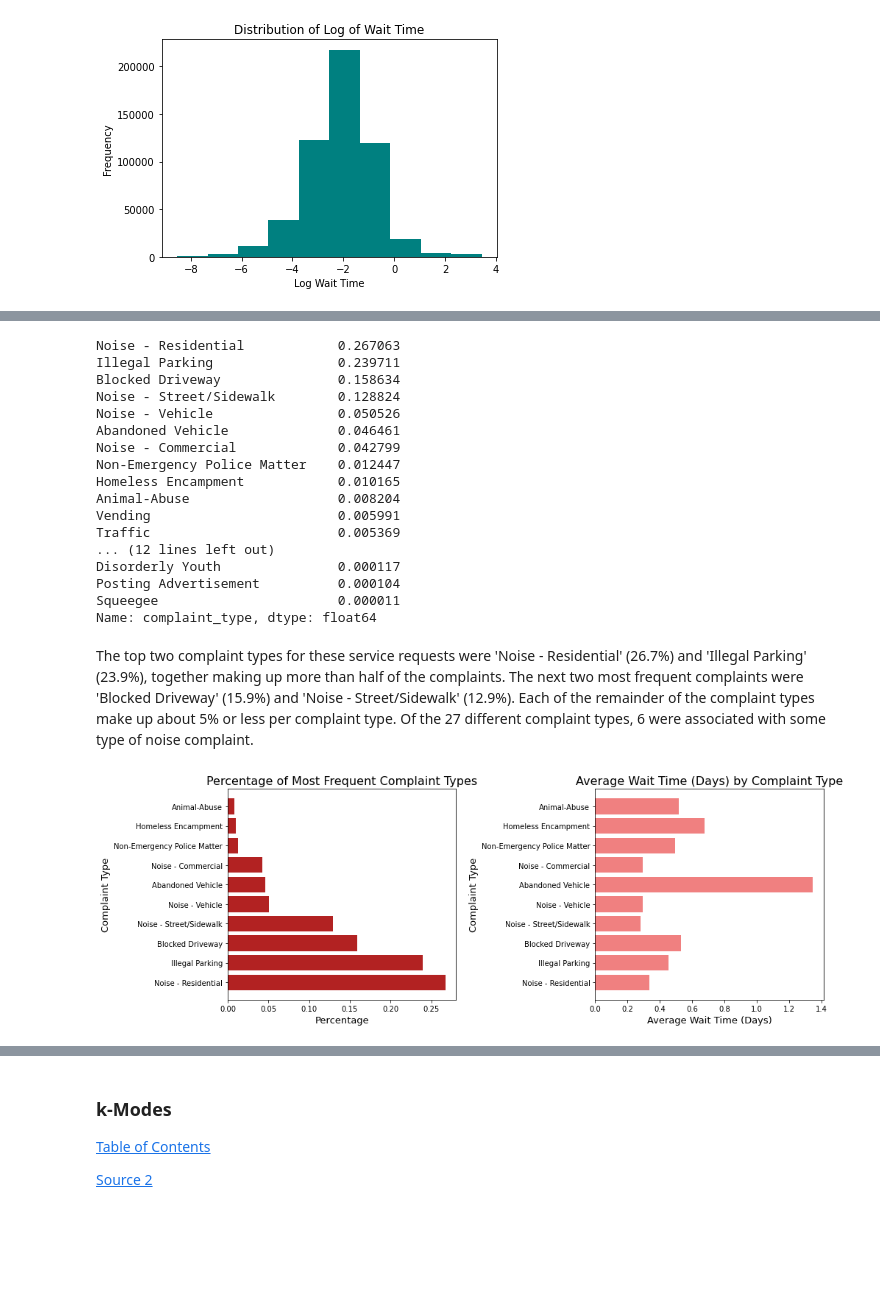
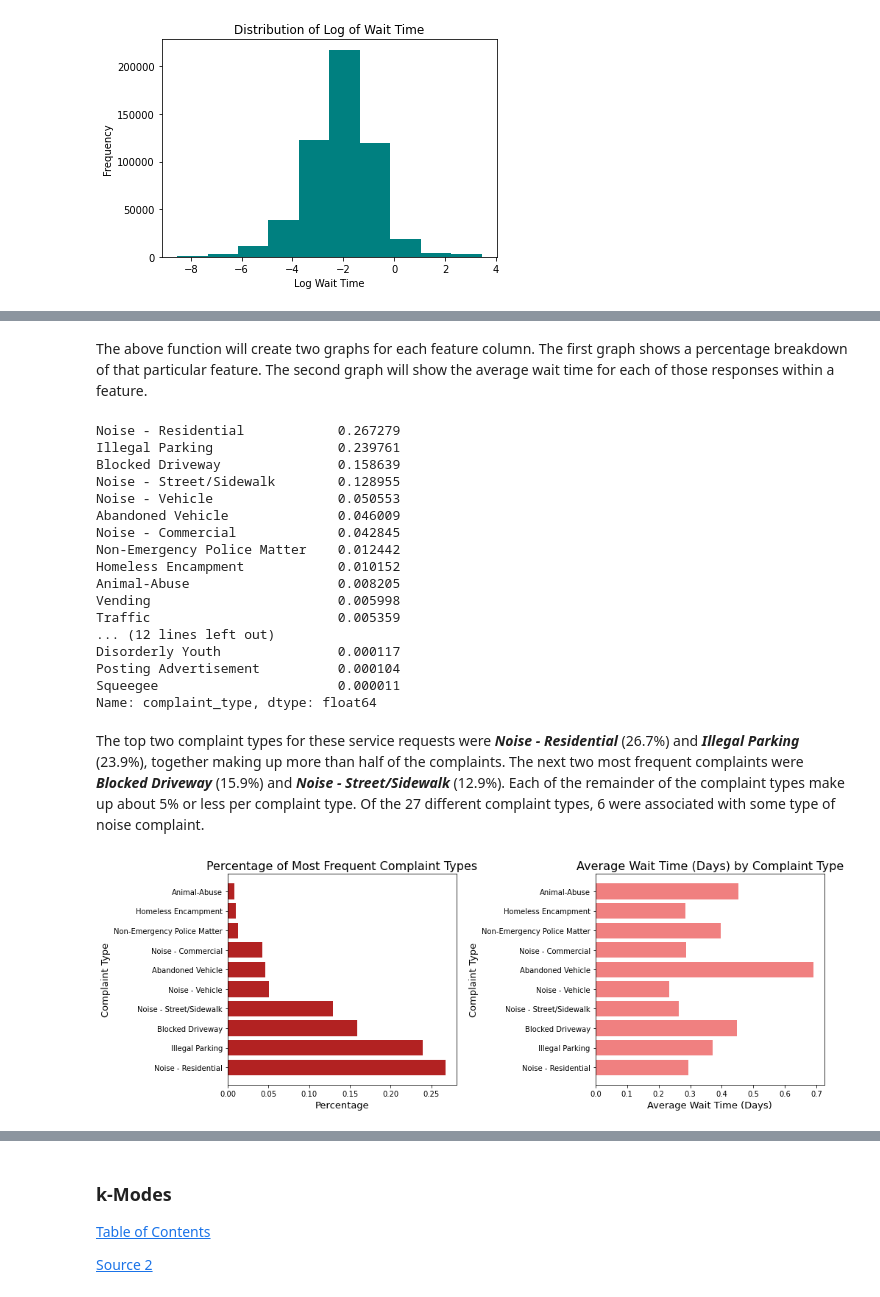
Before and after one commit to dmedellin2/311_service_requests, a Jupyter notebook: code/EDA-Copy1.ipynb, the cells around one changed output, grey strips where cells are left out. Cells and saved outputs as stored; diff of their text form; code cells hidden in the pictures; blank space fills up the shorter version.

```diff
--- a/code/EDA-Copy1.ipynb
+++ b/code/EDA-Copy1.ipynb
@@ -333,37 +353,40 @@ def plot_pct_waittime(y, pct_width, avg_width, colors, y_label):
     axes[1].set_xlabel('Average Wait Time (Days)',size=13)
 
     fig.tight_layout();
+# %% [markdown]
+The above function will create two graphs for each feature column. The first graph shows a percentage breakdown of that particular feature. The second graph will show the average wait time for each of those responses within a feature.
 # %%
-sr['complaint_type'].value_counts(normalize=True)
+low_sr['complaint_type'].value_counts(normalize=True)
 # %% [output]
-Noise - Residential            0.267063
-Illegal Parking                0.239711
-Blocked Driveway               0.158634
-Noise - Street/Sidewalk        0.128824
-Noise - Vehicle                0.050526
-Abandoned Vehicle              0.046461
-Noise - Commercial             0.042799
-Non-Emergency Police Matter    0.012447
-Homeless Encampment            0.010165
-Animal-Abuse                   0.008204
-Vending                        0.005991
-Traffic                        0.005369
+Noise - Residential            0.267279
+Illegal Parking                0.239761
+Blocked Driveway               0.158639
+Noise - Street/Sidewalk        0.128955
+Noise - Vehicle                0.050553
+Abandoned Vehicle              0.046009
+Noise - Commercial             0.042845
+Non-Emergency Police Matter    0.012442
+Homeless Encampment            0.010152
+Animal-Abuse                   0.008205
+Vending                        0.005998
+Traffic                        0.005359
 ... (12 lines left out)
 Disorderly Youth               0.000117
 Posting Advertisement          0.000104
 Squeegee                       0.000011
 Name: complaint_type, dtype: float64
 # %% [markdown]
-The top two complaint types for these service requests were 'Noise - Residential' (26.7%) and 'Illegal Parking' (23.9%), together making up more than half of the complaints. The next two most frequent complaints were 'Blocked Driveway' (15.9%) and 'Noise - Street/Sidewalk' (12.9%). Each of the remainder of the complaint types make up about 5% or less per complaint type. Of the 27 different complaint types, 6 were associated with some type of noise complaint.
+The top two complaint types for these service requests were **_Noise - Residential_** (26.7%) and **_Illegal Parking_** (23.9%), together making up more than half of the complaints. The next two most frequent complaints were **_Blocked Driveway_** (15.9%) and **_Noise - Street/Sidewalk_** (12.9%). Each of the remainder of the complaint types make up about 5% or less per complaint type. Of the 27 different complaint types, 6 were associated with some type of noise complaint.
 # %%
-top_10_complaints = sr['complaint_type'].value_counts(normalize=True)[:10].index
-complaint_mean_waittimes = sr.groupby('complaint_type')['waittime'].mean()
+# pulling top 10 most frequent complaints
+top_10_complaints = low_sr['complaint_type'].value_counts(normalize=True)[:10].index
+complaint_mean_waittimes = low_sr.groupby('complaint_type')['waittime'].mean()
 # %%
 plot_pct_waittime(top_10_complaints,
-                  sr['complaint_type'].value_counts(normalize=True)[:10],
+                  low_sr['complaint_type'].value_counts(normalize=True)[:10],
                   complaint_mean_waittimes[top_10_complaints],
                   ['firebrick','lightcoral'],
                   'Complaint Type')
 # %% [output]
-[figure, old version]
+[figure, new version]
 # %% [markdown]
```
Also changed, not shown: parts of 43 cells of this notebook.
